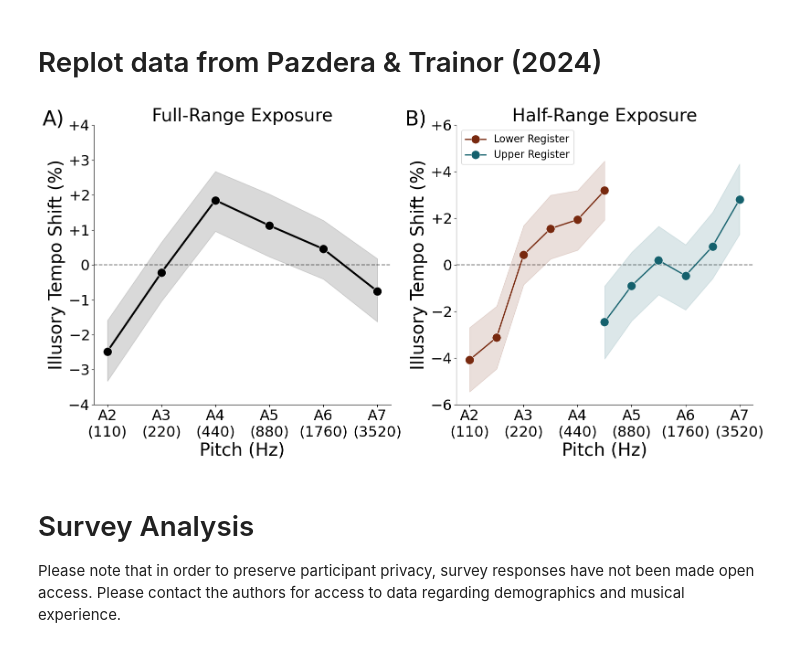
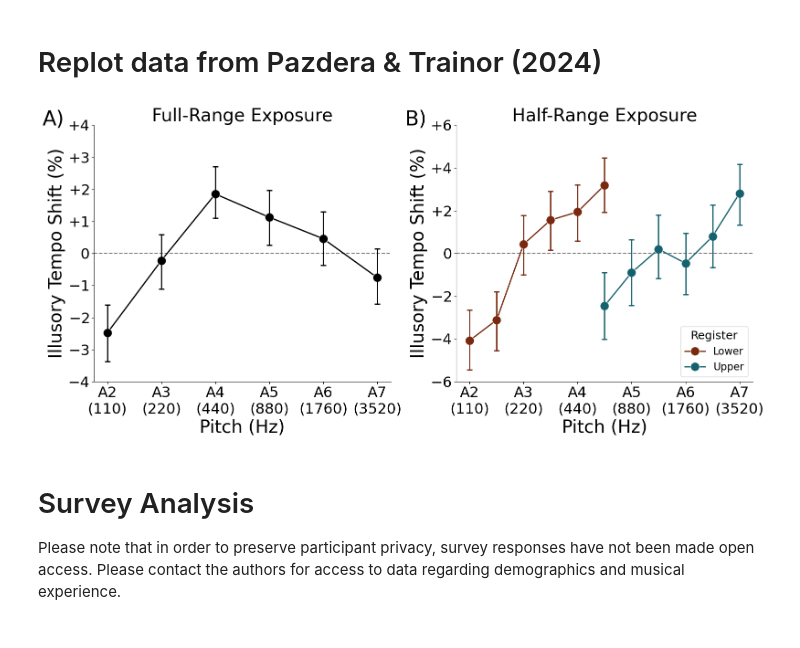
Before and after one commit to jpazdera/IllusoryMotor, a Jupyter notebook: analysis/Combined Analysis.ipynb, the cells around one changed output. Cells and saved outputs as stored; diff of their text form; code cells hidden in the pictures.

```diff
--- a/analysis/Combined Analysis.ipynb
+++ b/analysis/Combined Analysis.ipynb
@@ -13,13 +13,11 @@ THEME = 'light'
 if THEME == 'dark':
     background_color = '#151619'
     text_color = 'w'
-    err_alpha = .15
     color1 = '#90E6E2'
     color2 = '#FAB2B9'
 else:
     background_color = 'w'
     text_color = 'k'
-    err_alpha = .15
     color1 = '#78290f'
     color2 = '#15616d'
 
@@ -107,10 +152,7 @@ plt.savefig(FIGURE_PATH + 'blindspot_example.pdf')
 # %%
-# Exclude unusable taps
-data = data[data.usable]
-
 # Split synchronization and continuation into separate tables
-sdata = data[(data.interval_number >= 3) & (data.interval_number <= 8)].copy()  # Analyze all sync taps after the 3rd tone
-cdata = data[(data.interval_number >= 9) & (data.interval_number <= 23)].copy()  # Analyze all continuation taps after the 9th tone (1st continuation tone)
+sdata = data[(data.interval_number >= 3) & (data.interval_number <= 8)].copy().reset_index()  # Analyze all sync taps after the 3rd tone
+cdata = data[(data.interval_number >= 9) & (data.interval_number <= 23)].copy().reset_index()  # Analyze all continuation taps after the 9th tone (1st continuation tone)
 # %% [markdown]
 ## Preprocessing: Synchronization Tapping
 
@@ -239,19 +274,11 @@ cdata.to_csv('../processed_data/cont_data.csv', index=False)
 # %%
-ws_cdata = cdata.copy()
-for variable in ('iti', 'rel_iti'):
-    subj_means = cdata.groupby(['register', 'subject'])[variable].mean().reset_index()
-    grand_means = subj_means.groupby('register')[variable].mean().reset_index()
+iti_means = cdata.groupby(['register', 'subject', 'pitch', 'ioi']).rel_iti.mean().reset_index()
+subj_means = iti_means.groupby(['register', 'subject']).rel_iti.mean().reset_index()
+grand_means = subj_means.groupby('register').rel_iti.mean().reset_index()
 
-    for i, subj in enumerate(subj_means.subject):
-        reg_idx = np.where(grand_means.register == subj_means.register[i])[0]
-        subj_mask = cdata.subject == subj
-
-        # Subtract subject means from all of that person's data points
-        ws_cdata.loc[subj_mask, variable] -= subj_means.loc[i, variable]
-
-        # Add grand mean for the participant's experiment/register back into the data
-        ws_cdata.loc[subj_mask, variable] += grand_means.loc[reg_idx, variable].iloc[0]
-
-# Calculate subject means in each condition
-rel_iti_means = ws_cdata.groupby(['register', 'subject', 'pitch', 'ioi']).rel_iti.mean().reset_index()
+for i, subj in enumerate(subj_means.subject):
+    reg_idx = np.where(grand_means.register == subj_means.register[i])[0]
+    subj_mask = iti_means.subject == subj
+    iti_means.loc[subj_mask, 'rel_iti'] -= subj_means.loc[i, 'rel_iti']
+    iti_means.loc[subj_mask, 'rel_iti'] += grand_means.loc[reg_idx, 'rel_iti'].iloc[0]
 # %% [markdown]
@@ -432,41 +602,41 @@ for i, subj in enumerate(subj_means2.subject):
 # %%
 plt.subplot(121)
 sns.lineplot(x='pitch', y='illusory_tempo', data=adjusted_scores, color=text_color,
-             ls='-', marker='o', err_style='band', err_kws=dict(alpha=err_alpha), lw=3, ms=14)
+             ls='-', marker='o', err_style='bars', lw=2, ms=14, err_kws=dict(capsize=4, lw=2, capthick=2))
 plt.axhline(0, ls='--', c=text_color, alpha=.5, zorder=0)
 
 # Formatting
 plt.text(.8, 4, 'A)', fontsize=32)
 plt.title('Full-Range Exposure')
 plt.xlabel('Pitch (Hz)')
 plt.xticks(range(2, 8), ['A2\n(110)', 'A3\n(220)', 'A4\n(440)', 'A5\n(880)', 'A6\n(1760)', 'A7\n(3520)'])
 plt.ylabel('Illusory Tempo Shift (%)')
 plt.ylim(-4, 4)
 plt.yticks(np.arange(-4, 5, 1), ['$-4$', '$-3$', '$-2$', '$-1$', '$0$', '$+1$', '$+2$', '$+3$', '$+4$'])
 
 plt.subplot(122)
 sns.lineplot(x='pitch', y='illusory_tempo', data=adjusted_scores2[adjusted_scores2.range==0], color=color1,
-             ls='-', marker='o', err_style='band', err_kws=dict(alpha=err_alpha), lw=2, ms=14, label='Lower Register')
+             ls='-', marker='o', err_style='bars', lw=2, ms=14, err_kws=dict(capsize=4, lw=2, capthick=2), label='Lower')
 sns.lineplot(x=adjusted_scores2[adjusted_scores2.range==1].pitch+5, y='illusory_tempo', data=adjusted_scores2[adjusted_scores2.range==1], color=color2,
-             ls='-', marker='o', err_style='band', err_kws=dict(alpha=err_alpha), lw=2, ms=14, label='Upper Register')
+             ls='-', marker='o', err_style='bars',  lw=2, ms=14, err_kws=dict(capsize=4, lw=2, capthick=2), label='Upper')
 plt.axhline(0, ls='--', c=text_color, alpha=.5, zorder=0)
 
 # Formatting
 plt.text(-2.4, 6, 'B)', fontsize=32)
 plt.title('Half-Range Exposure')
-plt.legend(loc='upper left')
+plt.legend(title='Register', loc='lower right')
 plt.xlabel('Pitch (Hz)')
 plt.xticks(range(0, 11, 2), ['A2\n(110)', 'A3\n(220)', 'A4\n(440)', 'A5\n(880)', 'A6\n(1760)', 'A7\n(3520)'])
 plt.ylabel('Illusory Tempo Shift (%)')
-#plt.ylim(-6, 6)
+plt.ylim(-6, 6)
 plt.yticks(np.arange(-6, 7, 2), ['$-6$', '$-4$', '$-2$', '$0$', '$+2$', '$+4$', '$+6$'])
 
-plt.gcf().set_size_inches(16, 8)
+plt.gcf().set_size_inches(16, 7.5)
 plt.tight_layout()
 plt.savefig(FIGURE_PATH + 'subjective_tempo.svg')
 plt.savefig(FIGURE_PATH + 'subjective_tempo.pdf')
 # %% [output]
-[figure, old version]
+[figure, new version]
 # %% [markdown]
 # Survey Analysis
 
```
Also changed, not shown: parts of 22 cells of this notebook, 22 other files.
